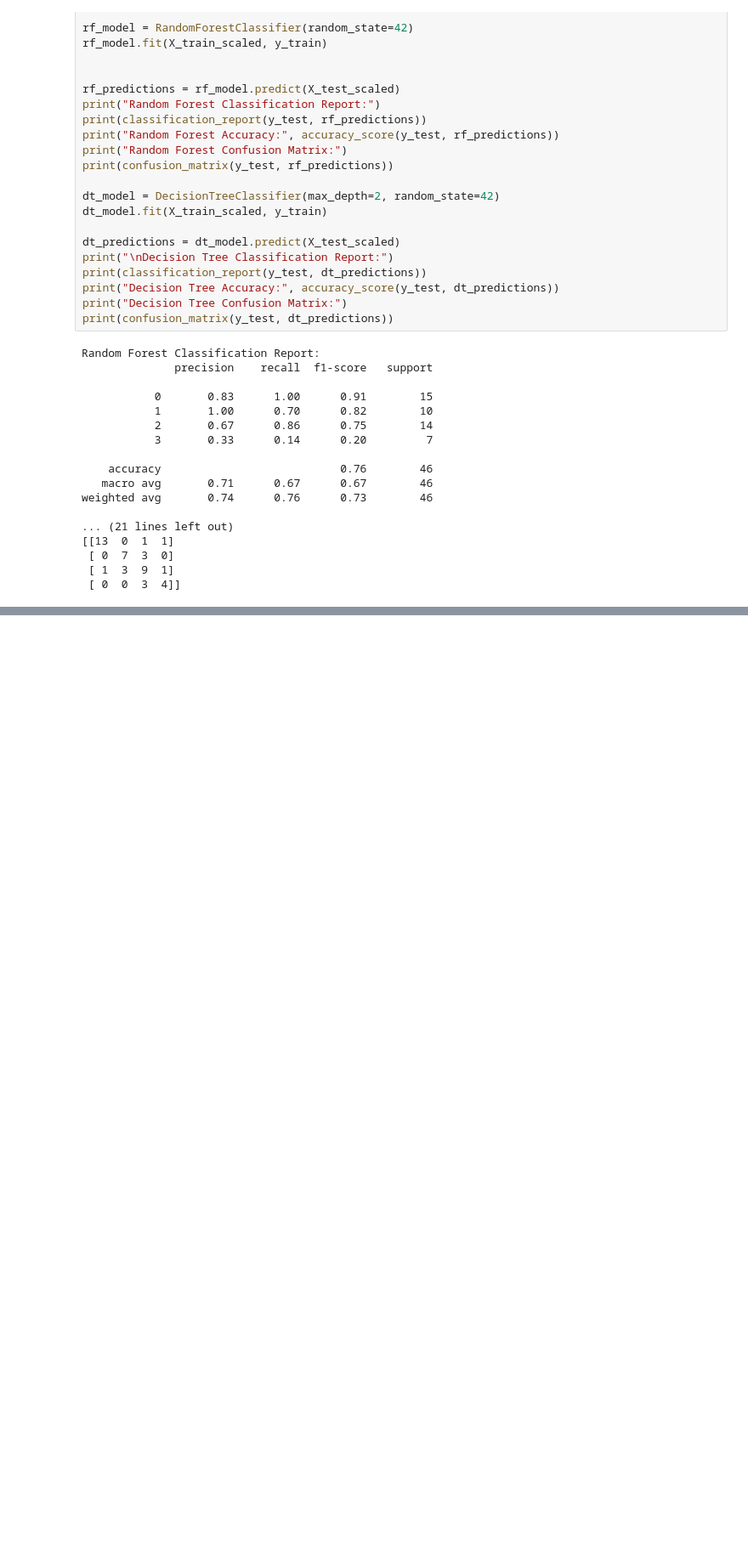
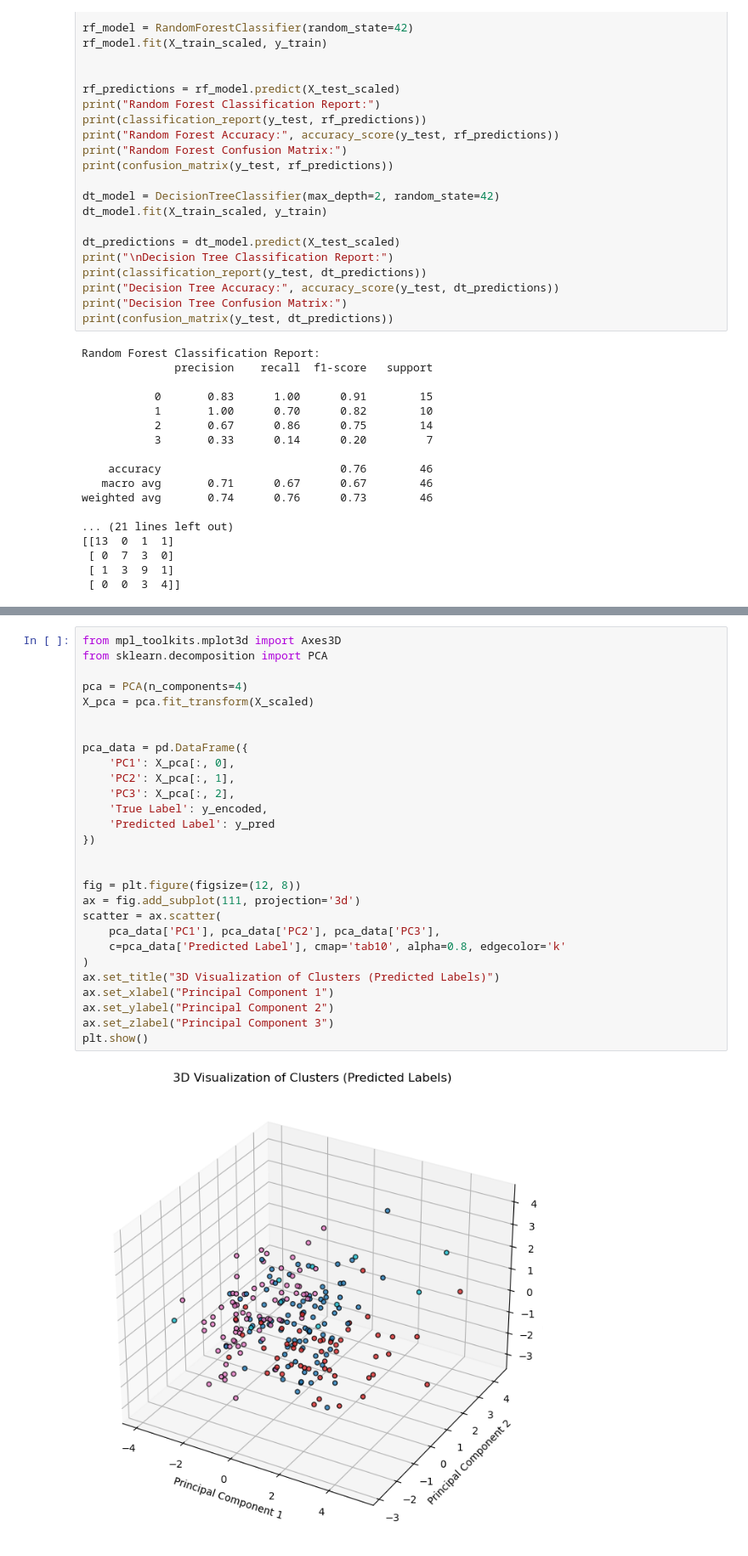
Before and after one commit to maverest/NCCM_project, a Jupyter notebook: project.ipynb, the cells around one changed output, grey strips where cells are left out. Shown at 85% size. Drawn from its saved outputs; the diff is of its cells as text; blank space fills up the shorter version.

```diff
--- a/project.ipynb
+++ b/project.ipynb
@@ -631,0 +758,30 @@ plt.show()
+# %%
+from mpl_toolkits.mplot3d import Axes3D
+from sklearn.decomposition import PCA
+
+pca = PCA(n_components=4)
+X_pca = pca.fit_transform(X_scaled)
+
+
+pca_data = pd.DataFrame({
+    'PC1': X_pca[:, 0],
+    'PC2': X_pca[:, 1],
+    'PC3': X_pca[:, 2],
+    'True Label': y_encoded,
+    'Predicted Label': y_pred
+})
+
+
+fig = plt.figure(figsize=(12, 8))
+ax = fig.add_subplot(111, projection='3d')
+scatter = ax.scatter(
+    pca_data['PC1'], pca_data['PC2'], pca_data['PC3'],
+    c=pca_data['Predicted Label'], cmap='tab10', alpha=0.8, edgecolor='k'
+)
+ax.set_title("3D Visualization of Clusters (Predicted Labels)")
+ax.set_xlabel("Principal Component 1")
+ax.set_ylabel("Principal Component 2")
+ax.set_zlabel("Principal Component 3")
+plt.show()
+# %% [output]
+[figure, added]
```
Also changed, not shown: parts of 13 cells of this notebook.
